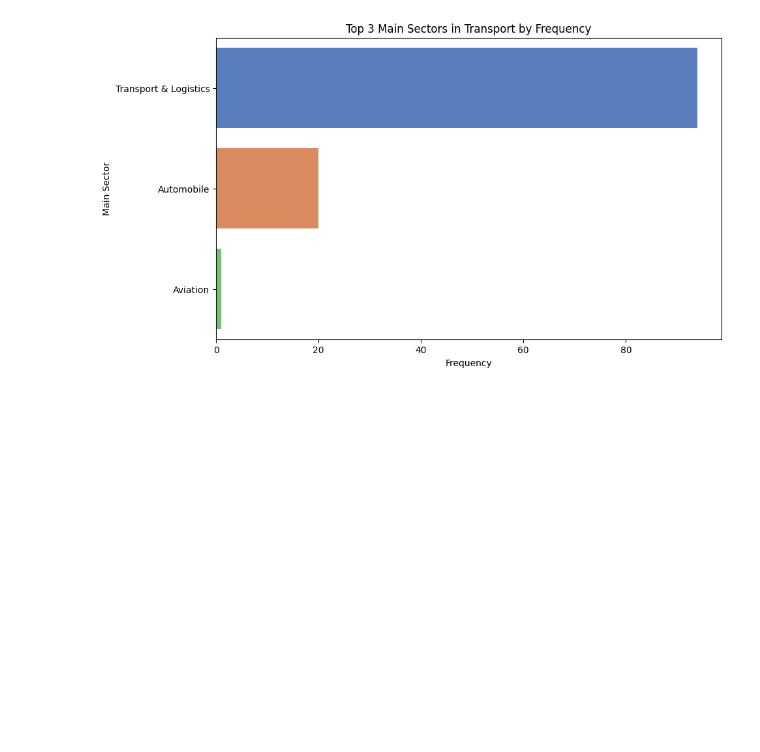
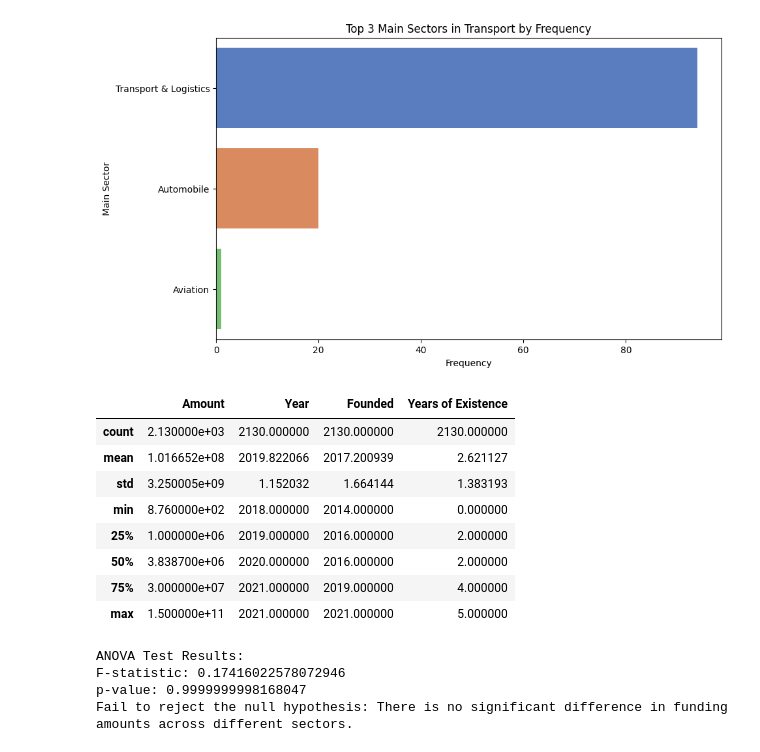
Before and after one commit to parockson/analysis-into-indian-startup-ecosystem, a Jupyter notebook: indian_start_up_funding_ecosystem.ipynb, the cells around one changed output. Drawn from its saved outputs; the diff is of its cells as text; code cells hidden in the pictures; blank space fills up the shorter version.

Commit message:
test hypothesis

```diff
--- a/indian_start_up_funding_ecosystem.ipynb
+++ b/indian_start_up_funding_ecosystem.ipynb
@@ -2860,3 +2850,40 @@ for industry in top_industries:
 [figure]
 [figure]
 [figure]
+# %%
+data.describe()
+# %% [output]
+|  | Amount | Year | Founded | Years of Existence |
+| count | 2.130000e+03 | 2130.000000 | 2130.000000 | 2130.000000 |
+| mean | 1.016652e+08 | 2019.822066 | 2017.200939 | 2.621127 |
+| std | 3.250005e+09 | 1.152032 | 1.664144 | 1.383193 |
+| min | 8.760000e+02 | 2018.000000 | 2014.000000 | 0.000000 |
+| 25% | 1.000000e+06 | 2019.000000 | 2016.000000 | 2.000000 |
+| 50% | 3.838700e+06 | 2020.000000 | 2016.000000 | 2.000000 |
+| 75% | 3.000000e+07 | 2021.000000 | 2019.000000 | 4.000000 |
+| max | 1.500000e+11 | 2021.000000 | 2021.000000 | 5.000000 |
+# %%
+from scipy.stats import f_oneway
+
+# Group data by sector and extract funding amounts for each sector
+sector_groups = data.groupby('Main Sector')['Amount'].apply(list)
+
+# Perform one-way ANOVA test
+f_statistic, p_value = f_oneway(*sector_groups)
+
+# Print the results
+print("ANOVA Test Results:")
+print("F-statistic:", f_statistic)
+print("p-value:", p_value)
+
+# Interpret the results
+alpha = 0.05
+if p_value < alpha:
+    print("Reject the null hypothesis: There is a difference in funding amounts across different sectors.")
+else:
+    print("Fail to reject the null hypothesis: There is no significant difference in funding amounts across different sectors.")
+# %% [output]
+ANOVA Test Results:
+F-statistic: 0.17416022578072946
+p-value: 0.9999999998168047
+Fail to reject the null hypothesis: There is no significant difference in funding amounts across different sectors.
```
Also changed, not shown: parts of 1 cell of this notebook.
